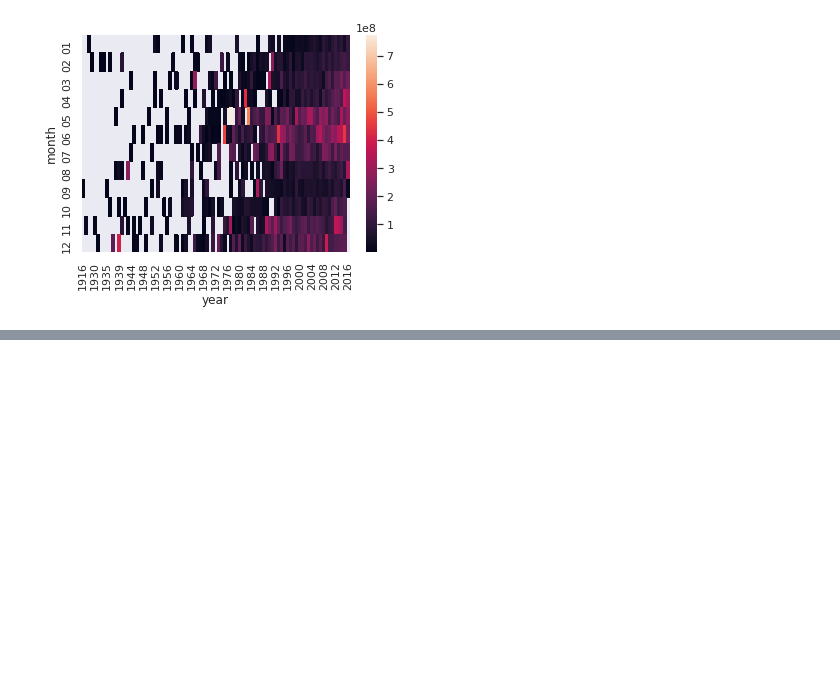
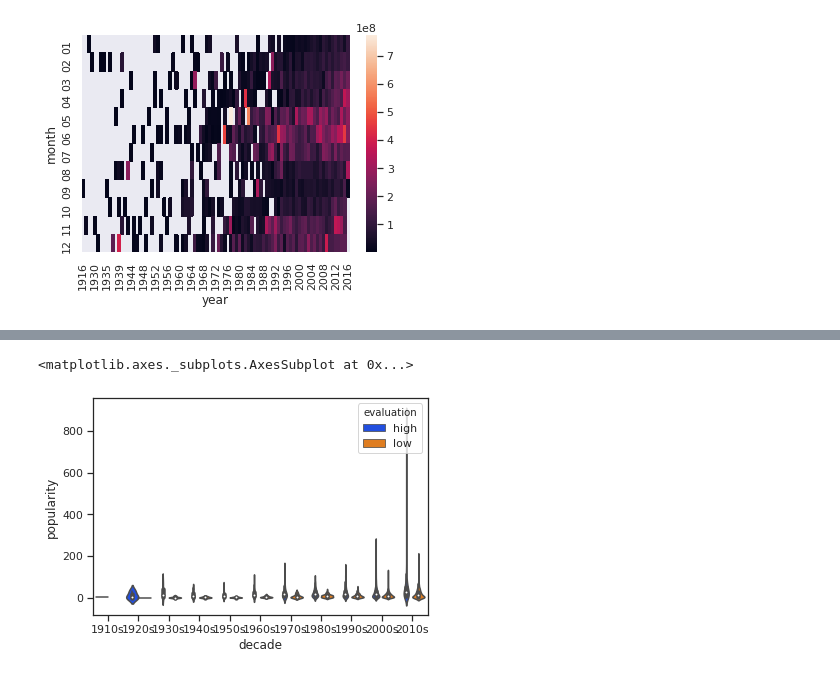
Before and after one commit to keisuke-yoshida4/Python_datascience, a Jupyter notebook: Seaborn.ipynb, the cells around one changed output, grey strips where cells are left out. Drawn from its saved outputs; the diff is of its cells as text; code cells hidden in the pictures; blank space fills up the shorter version.

```diff
--- a/Seaborn.ipynb
+++ b/Seaborn.ipynb
@@ -123,0 +139,15 @@ sns.heatmap(revenue_df)
+# %%
+# platte: deep, muted, bright, pastel, dark, colorblind
+sns.set(context='notebook', style='ticks', palette='bright')
+
+df = pd.read_csv('dataset/tmdb_5000_movies.csv')
+df = df[~df['release_date'].isna()]
+df['decade'] = df['release_date'].apply(lambda x: x[:3] + '0s')
+# vote_averageが上位５０％-> 'high' 下位50％-> 'low'
+df['evaluation'] = df['vote_average'].apply(lambda x: 'high' if x > df['vote_average'].median() else 'low')
+
+
+sns.violinplot(x='decade', y='popularity', data=df.sort_values('decade'), hue='evaluation')
+# %% [output]
+<matplotlib.axes._subplots.AxesSubplot at 0x...>
+[figure, added]
```
Also changed, not shown: parts of 4 cells of this notebook, 6 other files.
